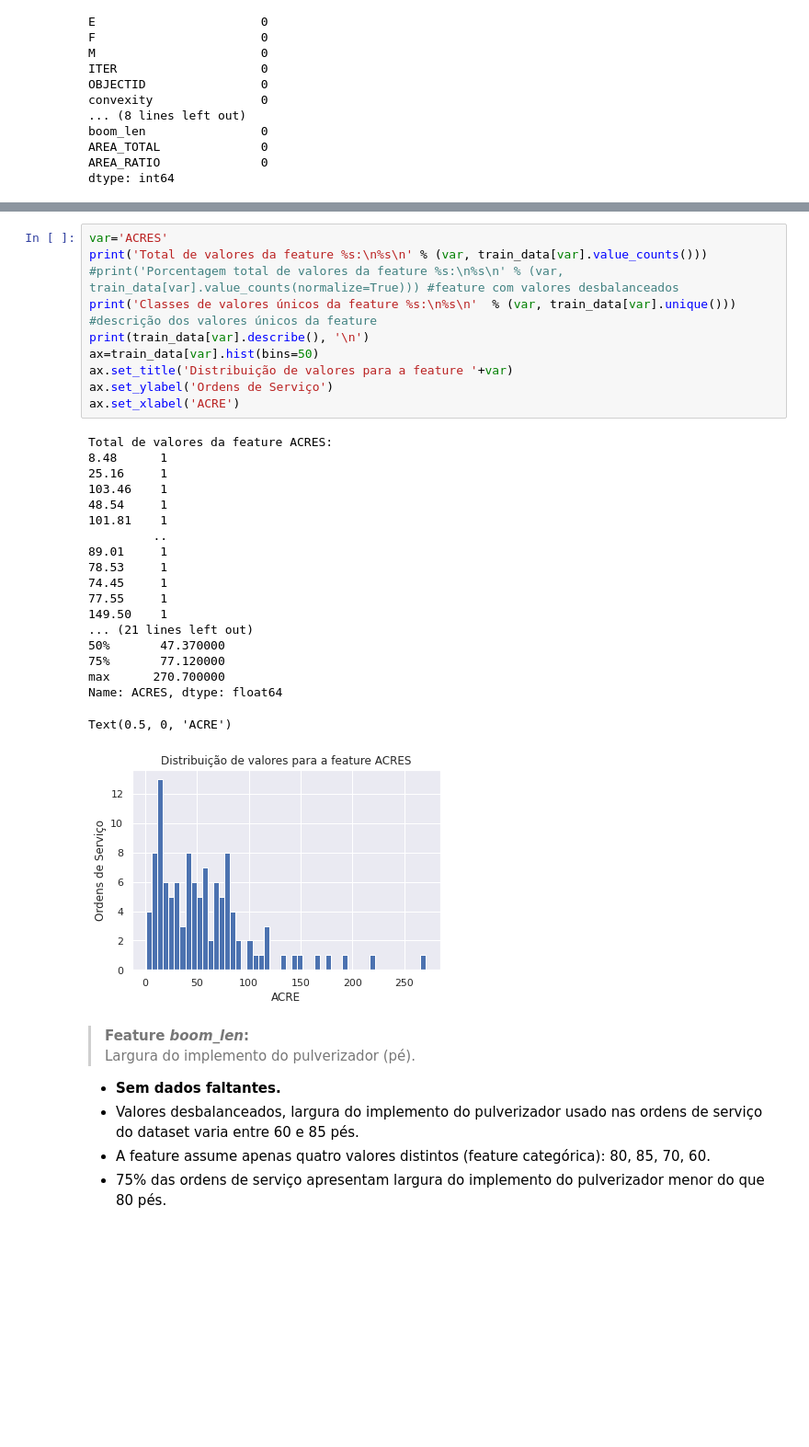
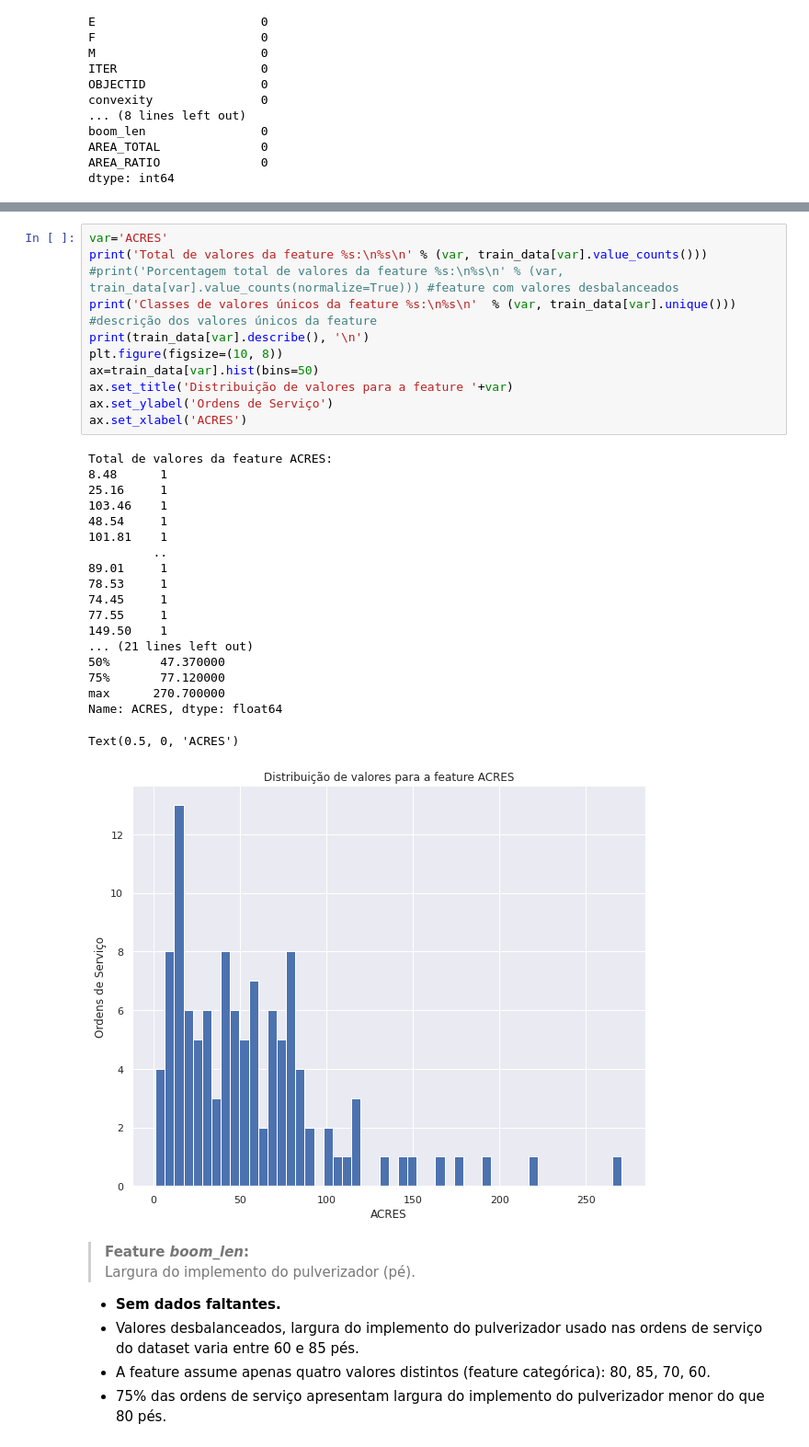
Before and after one commit to llcorrea/TesteDados, a Jupyter notebook: TesteDados.ipynb, the cells around one changed output, grey strips where cells are left out. Shown: that part at 92% size. Cells and saved outputs as stored; diff of their text form; blank space fills up the shorter version.

```diff
--- a/TesteDados.ipynb
+++ b/TesteDados.ipynb
@@ -187,33 +273,34 @@ dtype: int64
 # %%
 var='ACRES'
 print('Total de valores da feature %s:\n%s\n' % (var, train_data[var].value_counts()))
 #print('Porcentagem total de valores da feature %s:\n%s\n' % (var, train_data[var].value_counts(normalize=True))) #feature com valores desbalanceados
 print('Classes de valores únicos da feature %s:\n%s\n'  % (var, train_data[var].unique())) #descrição dos valores únicos da feature
 print(train_data[var].describe(), '\n')
+plt.figure(figsize=(10, 8))
 ax=train_data[var].hist(bins=50)
 ax.set_title('Distribuição de valores para a feature '+var)
 ax.set_ylabel('Ordens de Serviço')
-ax.set_xlabel('ACRE')
+ax.set_xlabel('ACRES')
 # %% [output]
 Total de valores da feature ACRES:
 8.48      1
 25.16     1
 103.46    1
 48.54     1
 101.81    1
          ..
 89.01     1
 78.53     1
 74.45     1
 77.55     1
 149.50    1
 ... (21 lines left out)
 50%       47.370000
 75%       77.120000
 max      270.700000
 Name: ACRES, dtype: float64
-Text(0.5, 0, 'ACRE')
+Text(0.5, 0, 'ACRES')
-[figure, old version]
+[figure, new version]
 # %% [markdown]
 > **Feature *boom_len*:**\
 > Largura do implemento do pulverizador (pé).
```
Also changed, not shown: parts of 47 cells of this notebook.
